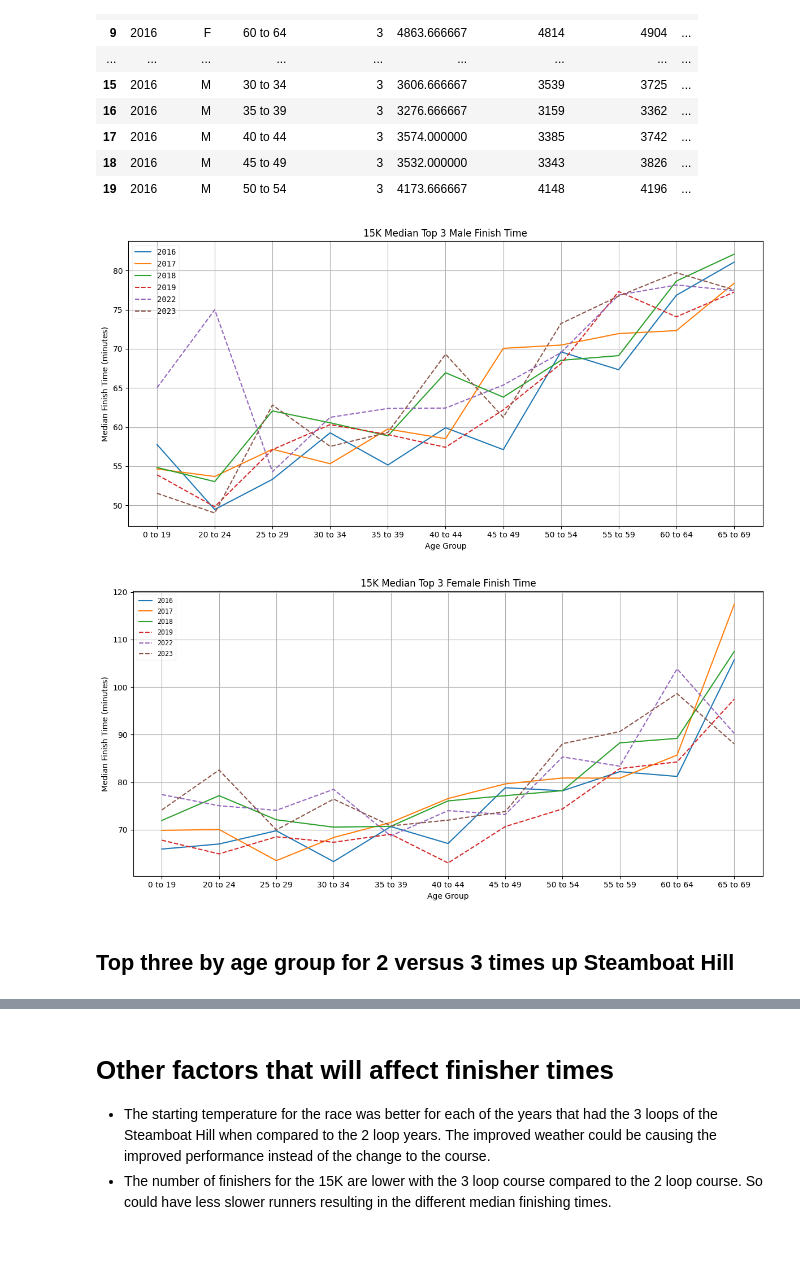
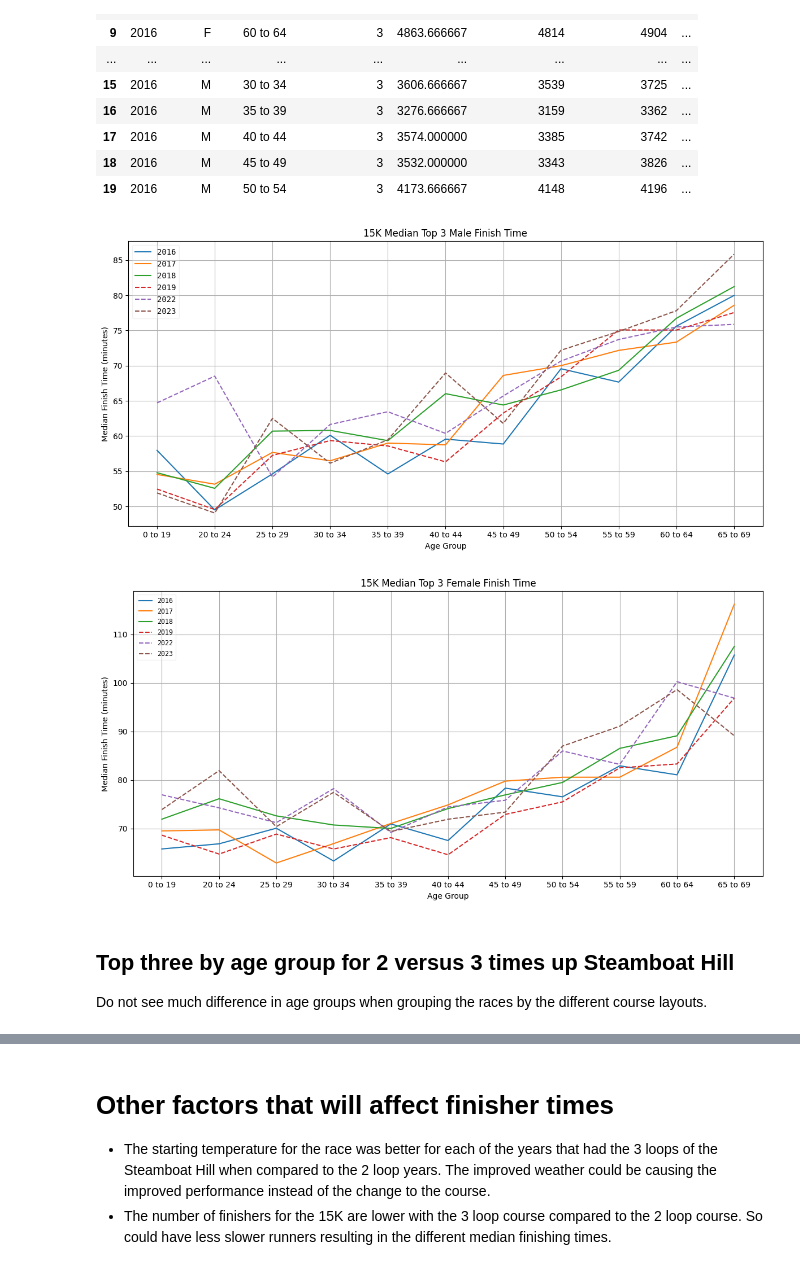
Before and after one commit to mbromberek/race_finisher_analyze, a Jupyter notebook: Steamboat_Dist_analyze.ipynb, the cells around one changed output, grey strips where cells are left out. Drawn from its saved outputs; the diff is of its cells as text; code cells hidden in the pictures.

```diff
--- a/Steamboat_Dist_analyze.ipynb
+++ b/Steamboat_Dist_analyze.ipynb
@@ -54,11 +63,22 @@ def get_line_graph_plot_for_years(year_list, x, df, y_field):
+# %%
+data_dir = 'data'
+chart_dir = 'charts'
+year_legend_dict = {'15K':['2016','2017','2018','2019','2022','2023'],'4mi':['2016','2017','2018','2019','2021','2022','2023']}
+dist_mile_dict = {'15K':9.33,'4mi':4}
+stat_dict = {
+    'avg':{'time_chart_field':'avg_time_minute','pace_chart_field':'avg_pace_minute','value':'Average'}
+    ,'med':{'time_chart_field':'median_time_minute','pace_chart_field':'median_pace_minute','value':'Median'}
+}
 # %%
 # Filters read in race results to only ones for specified distance
-data_dir = 'data'
-chart_dir = 'charts'
 f_name = 'Steamboat_clean_results.pickle'
 race_results_all = pd.read_pickle(os.path.join(data_dir, f_name))
 race_dist = '15K'
-year_legend_dict = {'15K':['2016','2017','2018','2019','2022','2023'],'4mi':['2016','2017','2018','2019','2021','2022','2023']}
+save_charts = False
+stat = stat_dict['avg']
+# time_chart_field = 'median_time_minute'
+# time_chart_field = 'avg_time_minute'
+# pace_chart_field = 'avg_pace_minute'
 year_list = year_legend_dict[race_dist]
 race_results = race_results_all[race_results_all['distance'] == race_dist].copy()
 # %% [markdown]
@@ -340,12 +519,17 @@ age_grp_det_top3 = age_grp_top3.groupby(['year','gender','age_group'])\
          , fastest_time_s = ('time_seconds','min')
          , slowest_time_s = ('time_seconds','max')
          , median_time_s = ('time_seconds','median')
+         , std_dev_time_s = ('time_seconds', 'std')
         ).unstack(fill_value=0).stack().reset_index()
 
 age_grp_det_top3['avg_time_string'] = seconds_to_str(age_grp_det_top3, 'avg_time_s')
 age_grp_det_top3['avg_time_minute'] = age_grp_det_top3['avg_time_s'] /60
 age_grp_det_top3['median_time_string'] = seconds_to_str(age_grp_det_top3, 'median_time_s')
 age_grp_det_top3['median_time_minute'] = age_grp_det_top3['median_time_s'] /60
+age_grp_det_top3['std_dev_time_minute'] = age_grp_det_top3['std_dev_time_s'] /60
+age_grp_det_top3['median_pace_s'] = age_grp_det_top3['median_time_s'] / dist_mile_dict[race_dist]
+age_grp_det_top3['median_pace_minute'] = age_grp_det_top3['median_pace_s'] /60
+age_grp_det_top3['median_pace_string'] = seconds_to_str(age_grp_det_top3, 'median_pace_s', format='ms')
 
 # age_grp_det_top3.info()
 # %%
@@ -387,29 +576,27 @@ age_grp_det_top3.head(20)
 # %%
 # Remove 70 Over group to make the fastest and slowest time range smaller
 gender_grp = age_grp_det_top3[(age_grp_det_top3['gender'] == 'M') & (age_grp_det_top3['age_group'] != '70 Over')].copy()
-# time_field = 'avg_time_minute'
-time_field = 'median_time_minute'
 
 x = gender_grp['age_group'].unique()
-plots = plt.plot(*get_line_graph_plot_for_years(year_list, x, gender_grp, time_field))
+plots = plt.plot(*get_line_graph_plot_for_years(year_list, x, gender_grp, stat['time_chart_field']))
 plt.legend(plots, (year_list), loc='best',
            framealpha=0.25, prop={'size':'medium', 'family':'monospace'})
 plt.gcf().set_size_inches(12,6)
 plt.title(race_dist+' Median Top 3 Male Finish Time')
 plt.xlabel('Age Group')
 plt.ylabel('Median Finish Time (minutes)')
 plt.grid(True)
 plt.tight_layout()
-plt.savefig(os.path.join(chart_dir, race_dist+'_Median_male_finisher_times_5yr_age_goups_top3.png'), dpi=200)
+if save_charts:
+    plt.savefig(os.path.join(chart_dir, race_dist+'_Median_male_finisher_times_5yr_age_goups_top3.png'), dpi=200)
 # %% [output]
-[figure, old version]
+[figure, new version]
 # %%
 # Remove 70 Over group to make the fastest and slowest time range smaller
 gender_grp = age_grp_det_top3[(age_grp_det_top3['gender'] == 'F') & (age_grp_det_top3['age_group'] != '70 Over')].copy()
 x = gender_grp['age_group'].unique()
-graph_field = 'median_time_minute'
 
-plots = plt.plot(*get_line_graph_plot_for_years(year_list, x, gender_grp, graph_field))
+plots = plt.plot(*get_line_graph_plot_for_years(year_list, x, gender_grp, stat['time_chart_field']))
 plt.legend(plots, (year_list), loc='best',
            framealpha=0.25, prop={'size':'small', 'family':'monospace'})
 plt.gcf().set_size_inches(12,6)
@@ -418,12 +605,14 @@ plt.xlabel('Age Group')
 plt.ylabel('Median Finish Time (minutes)')
 plt.grid(True)
 plt.tight_layout()
-plt.savefig(os.path.join(chart_dir, race_dist+'_Median_female_finisher_times_5yr_age_goups_top3.png'), dpi=200)
+if save_charts:
+    plt.savefig(os.path.join(chart_dir, race_dist+'_Median_female_finisher_times_5yr_age_goups_top3.png'), dpi=200)
 # %% [output]
-[figure, old version]
+[figure, new version]
 # %% [markdown]
 <a id='finishtimes_bycourse_byagegrp_top3'></a>
 ## Top three by age group for 2 versus 3 times up Steamboat Hill
+Do not see much difference in age groups when grouping the races by the different course layouts.
 # %%
 gender_grp = course_loops_top3[course_loops_top3['gender']=='M'].copy()
 x = gender_grp['age_group'].unique()
```
Also changed, not shown: parts of 36 cells of this notebook.
